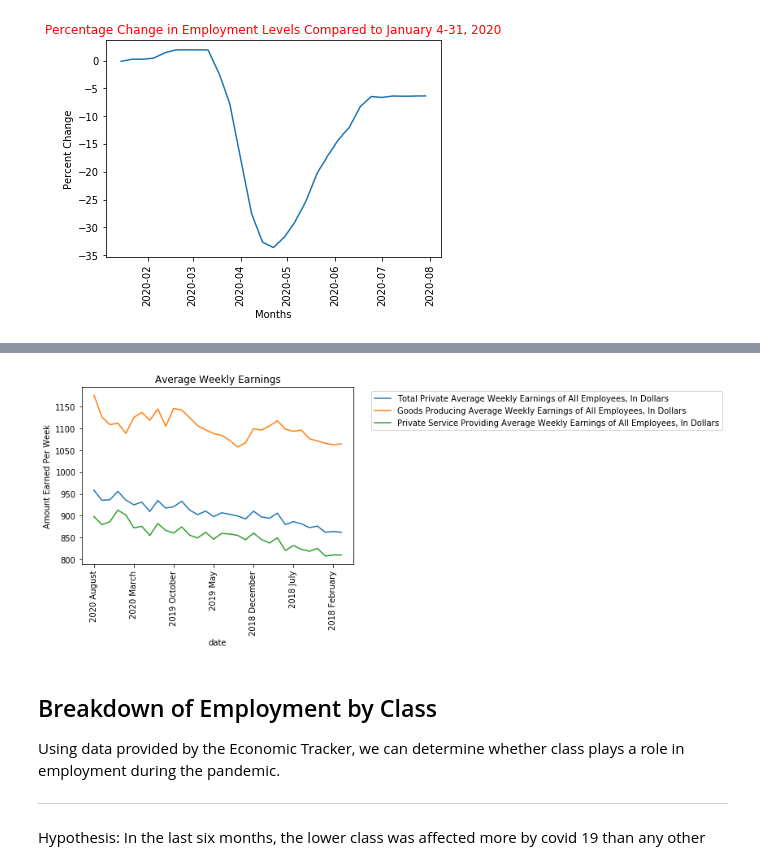
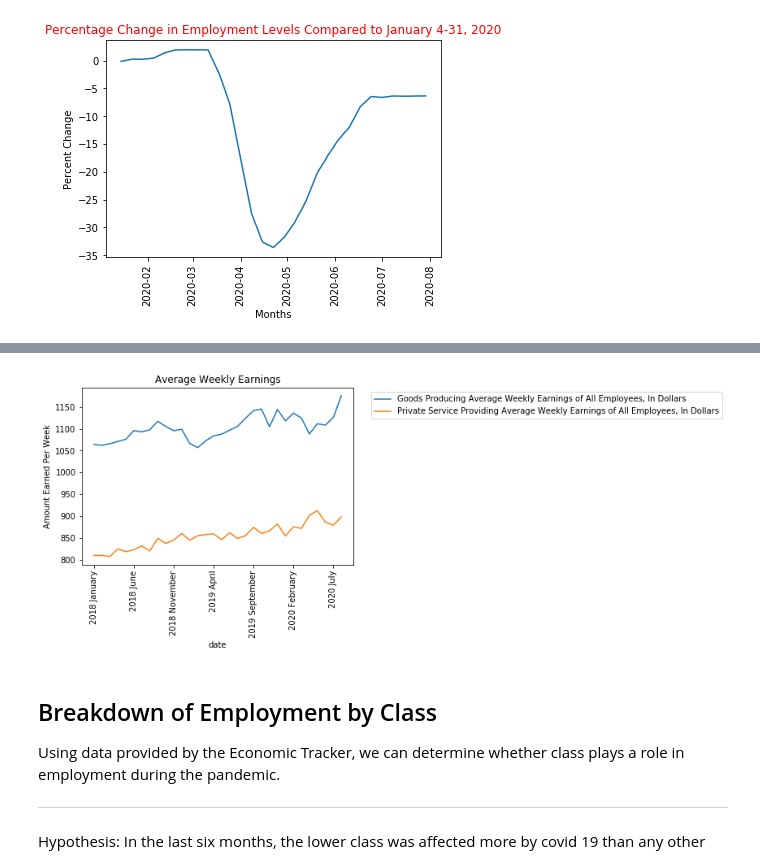
Before and after one commit to KevinKillman/Michigans_Economy_and_Covid, a Jupyter notebook: Kevin/project_1_code.ipynb, the cells around one changed output, grey strips where cells are left out. Cells and saved outputs as stored; diff of their text form; code cells hidden in the pictures.

```diff
--- a/Kevin/project_1_code.ipynb
+++ b/Kevin/project_1_code.ipynb
@@ -161,6 +162,9 @@ for df_name, value_df in dframes.items():
     full_bls_df[df_name] = value_df['value']
 full_bls_df = full_bls_df.drop(columns=['value', 'latest', 'footnotes'])
 full_bls_df.iloc[:, np.arange(3,len(full_bls_df.columns))]=full_bls_df.iloc[:, np.arange(3,len(full_bls_df.columns))].astype(float)
+
+
+full_bls_df = full_bls_df.iloc[::-1]  #Reverses dataframe order to set up charts correctly
 # %% [markdown]
 ## Plotting Positive Covid Tests
 Almost to 140,000 positive cases in Michigan.
@@ -243,12 +246,12 @@ plt.show()
 # %%
-full_bls_df.plot('date', ['Total Private Average Weekly Earnings of All Employees, In Dollars', 'Goods Producing Average Weekly Earnings of All Employees, In Dollars', 'Private Service Providing Average Weekly Earnings of All Employees, In Dollars' ], kind = 'line')
+full_bls_df.plot('date', [ 'Goods Producing Average Weekly Earnings of All Employees, In Dollars', 'Private Service Providing Average Weekly Earnings of All Employees, In Dollars' ], kind = 'line')
 plt.legend(bbox_to_anchor=(1.05, 1), loc='upper left')
 plt.xticks(rotation = 90)
 plt.title('Average Weekly Earnings')
 plt.ylabel('Amount Earned Per Week')
 plt.show()
 # %% [output]
-[figure, old version]
+[figure, new version]
 # %% [markdown]
 ## Breakdown of Employment by Class
 Using data provided by the Economic Tracker, we can determine whether class plays a role in employment during the pandemic.
```
Also changed, not shown: parts of 9 cells of this notebook, 2 other files.
